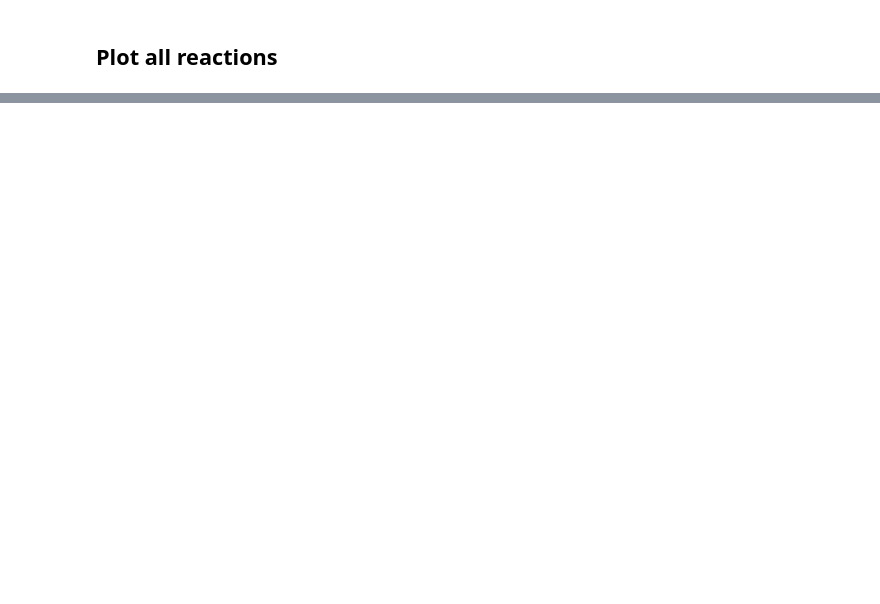
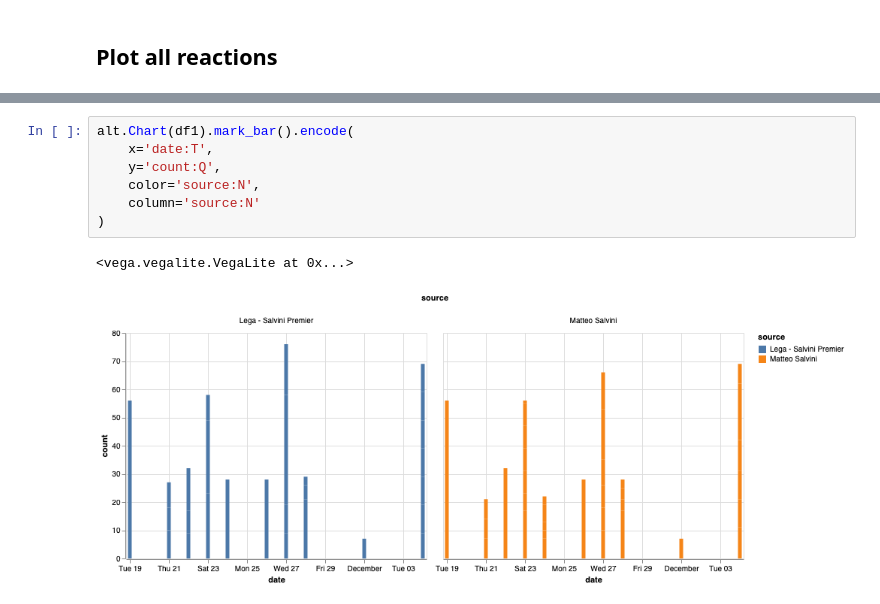
Before and after one commit to tracking-exposed/dashboard, a Jupyter notebook: notebooks/fb_amsterdam.ipynb, the cells around one changed output, grey strips where cells are left out. Saved outputs shown, nothing was run; the diff lists cells and outputs as text; blank space fills up the shorter version.

```diff
--- a/notebooks/fb_amsterdam.ipynb
+++ b/notebooks/fb_amsterdam.ipynb
@@ -70,0 +120,10 @@ alt.Chart(df).mark_circle().encode(
+# %%
+alt.Chart(df1).mark_bar().encode(
+    x='date:T',
+    y='count:Q',
+    color='source:N',
+    column='source:N'
+)
+# %% [output]
+<vega.vegalite.VegaLite at 0x...>
+[figure, added]
```
Also changed, not shown: parts of 6 cells of this notebook, 2 other files.
